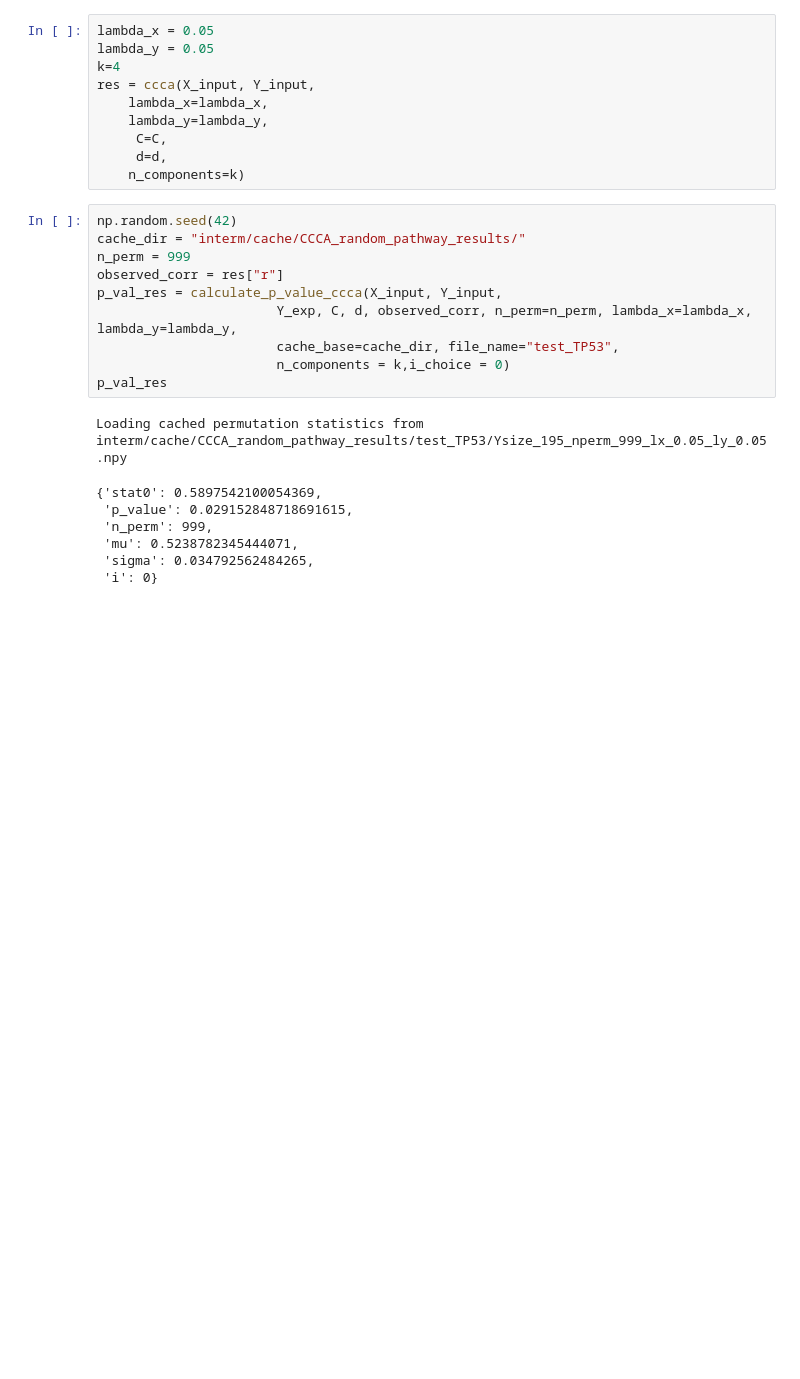
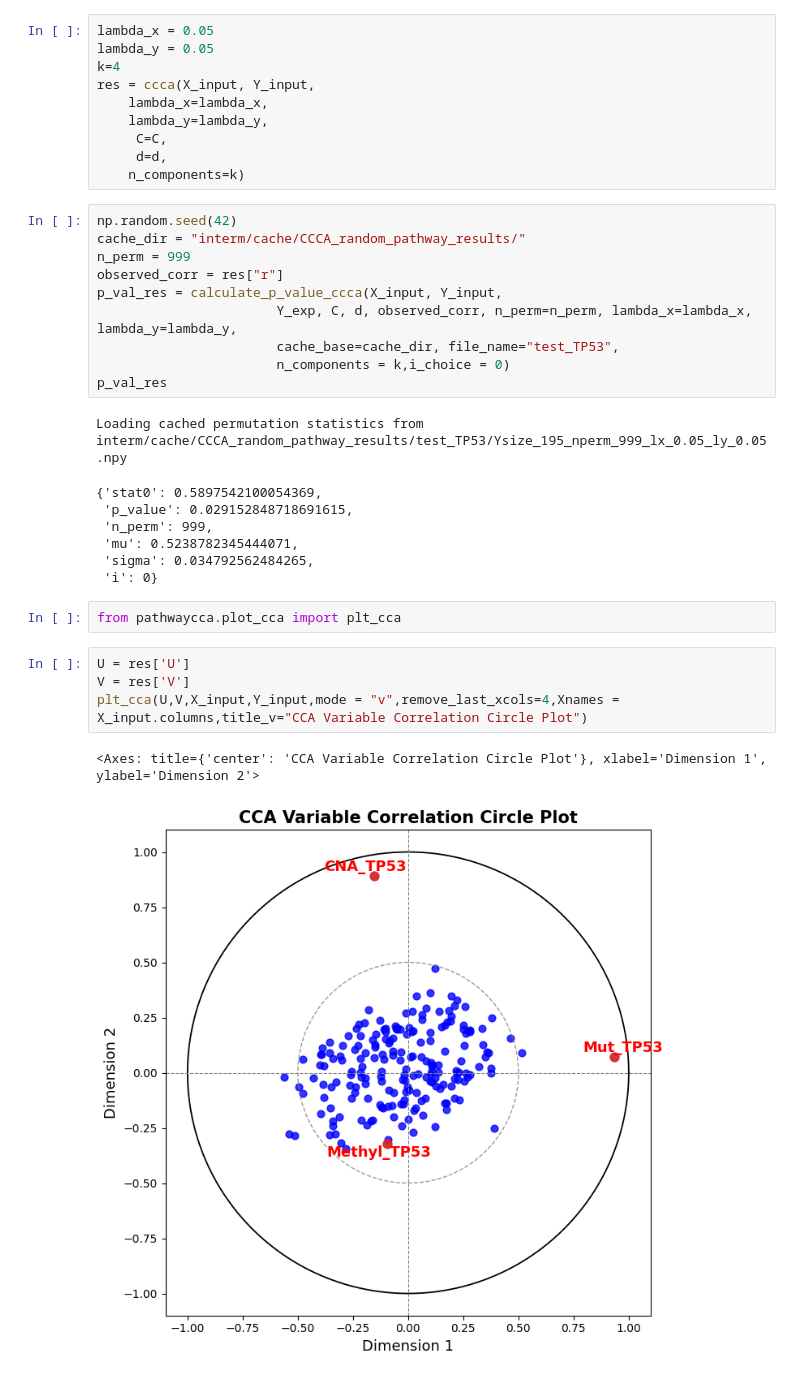
Before and after one commit to Singh-Lab/PathwayCCA, a Jupyter notebook: example_code/pathwaycca_example_code.ipynb, the cells around one changed output. Cells and saved outputs as stored; diff of their text form; blank space fills up the shorter version.

Commit message:
plot_example

```diff
--- a/example_code/pathwaycca_example_code.ipynb
+++ b/example_code/pathwaycca_example_code.ipynb
@@ -65,3 +65,12 @@ Loading cached permutation statistics from interm/cache/CCCA_random_pathway_resu
  'mu': 0.5238782345444071,
  'sigma': 0.034792562484265,
  'i': 0}
+# %%
+from pathwaycca.plot_cca import plt_cca
+# %%
+U = res['U']
+V = res['V']
+plt_cca(U,V,X_input,Y_input,mode = "v",remove_last_xcols=4,Xnames = X_input.columns,title_v="CCA Variable Correlation Circle Plot")
+# %% [output]
+<Axes: title={'center': 'CCA Variable Correlation Circle Plot'}, xlabel='Dimension 1', ylabel='Dimension 2'>
+[figure, added]
```
Also changed, not shown: 1 other file.
